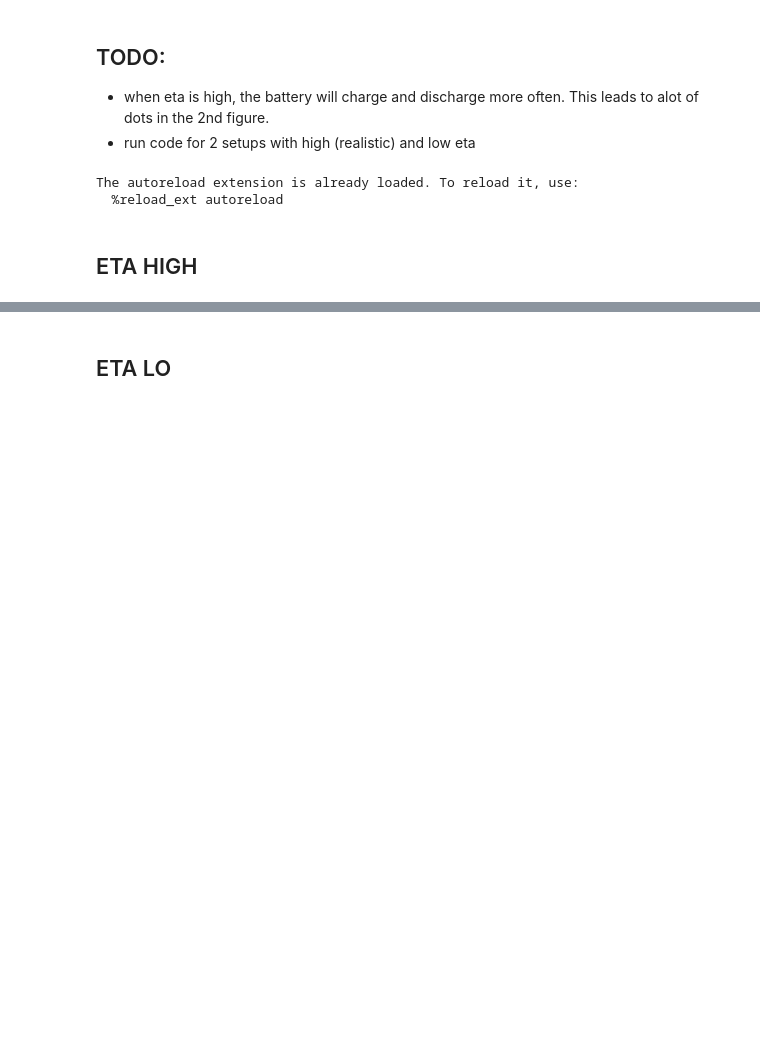
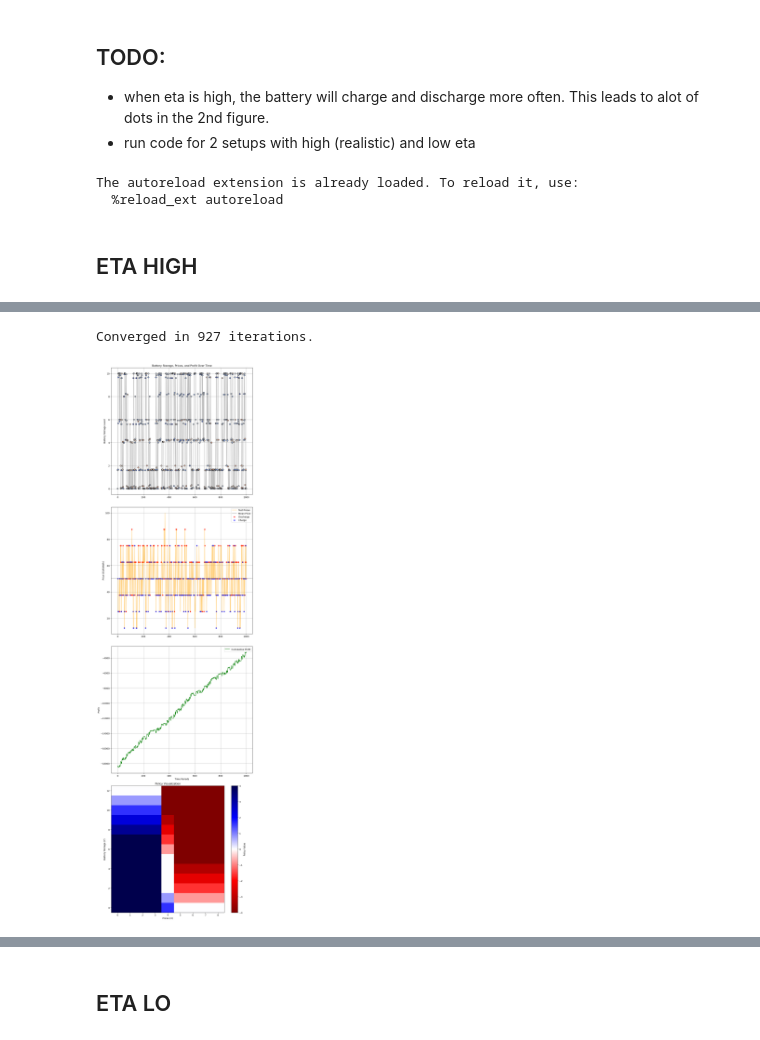
Before and after one commit to gqh814/battery, a Jupyter notebook: code/model.ipynb, the cells around one changed output, grey strips where cells are left out. Drawn from its saved outputs; the diff is of its cells as text; code cells hidden in the pictures; blank space fills up the shorter version.

```diff
--- a/code/model.ipynb
+++ b/code/model.ipynb
@@ -58,0 +75,16 @@ model.plot_results(battery_storage_sim, profit_sim)
+# %%
+# Example Usage:
+model = EnergyStorageModel(eta_charge=0.98,
+                           eta_discharge=0.97,
+                           beta = 0.99,
+                           a_bar = 4,
+                           num_storage_levels=13,
+                           num_actions=11,
+                           num_price_levels=9,
+                           simulate_prices = True)
+v1, p1 = model.value_function_iteration()
+battery_storage_sim, profit_sim = model.simulate()
+model.plot_results(battery_storage_sim, profit_sim)
+# %% [output]
+Converged in 927 iterations.
+[figure, added]
```
Also changed, not shown: parts of 10 cells of this notebook, 1 other file.
